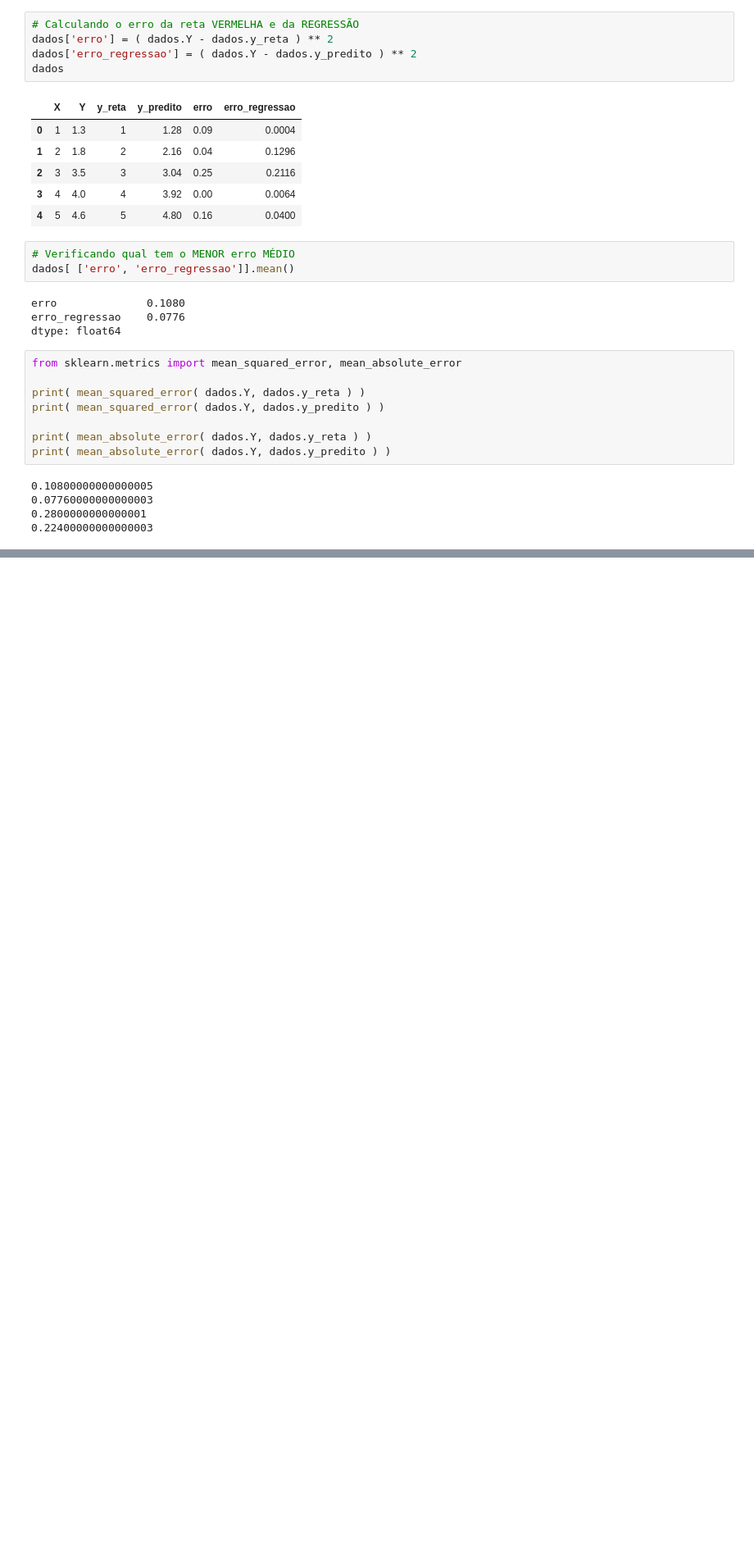
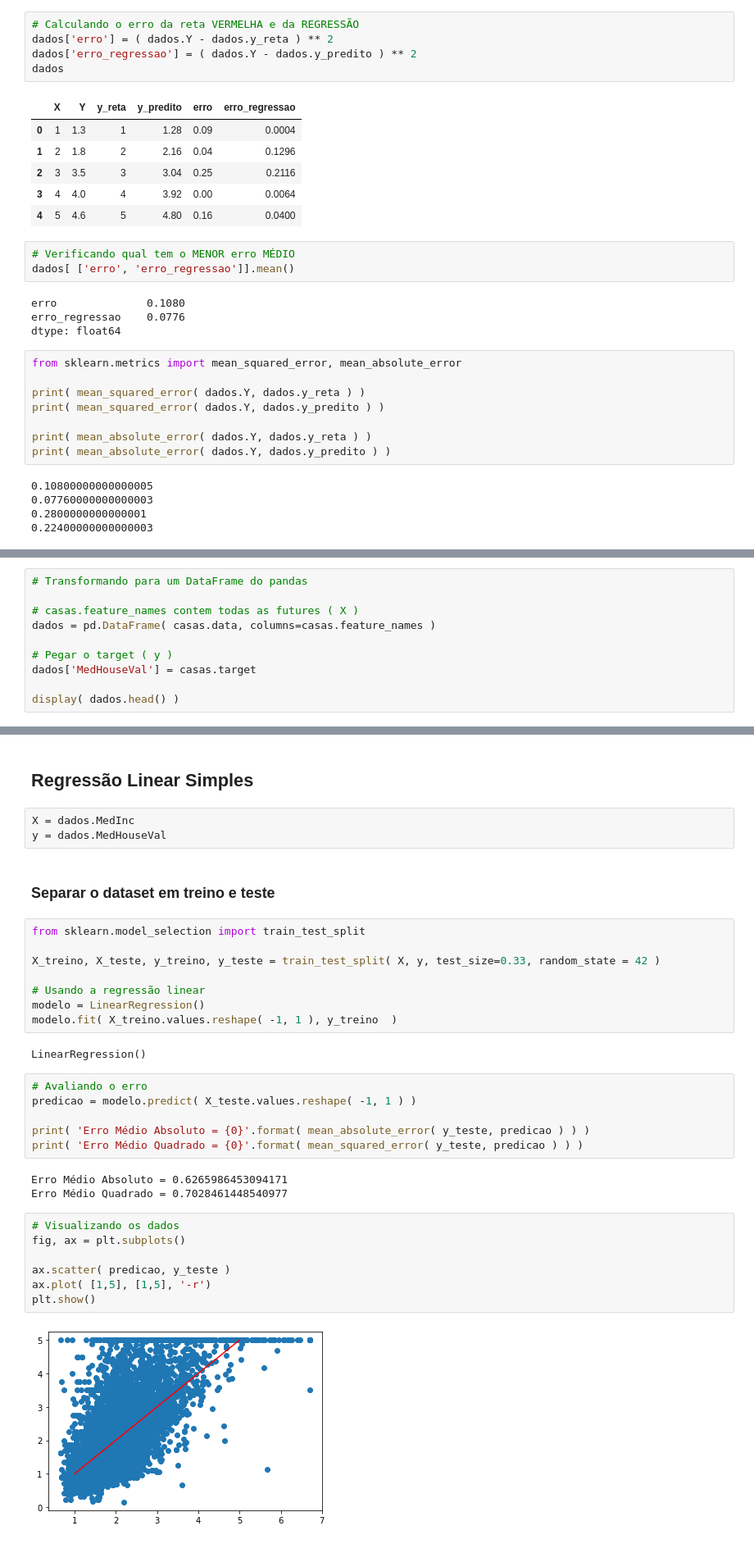
Before and after one commit to MaxVieiraSantiago/Machine-Learning-Algorithms, a Jupyter notebook: Linear Regression/Linear_Regression_04.ipynb, the cells around one changed output, grey strips where cells are left out. Shown at 82% size. Drawn from its saved outputs; the diff is of its cells as text; blank space fills up the shorter version.

```diff
--- a/Linear Regression/Linear_Regression_04.ipynb
+++ b/Linear Regression/Linear_Regression_04.ipynb
@@ -117,0 +143,10 @@ print( mean_absolute_error( dados.Y, dados.y_predito ) )
+# %%
+# Transformando para um DataFrame do pandas
+
+# casas.feature_names contem todas as futures ( X )
+dados = pd.DataFrame( casas.data, columns=casas.feature_names )
+
+# Pegar o target ( y )
+dados['MedHouseVal'] = casas.target
+
+display( dados.head() )
@@ -117,0 +160,35 @@ print( mean_absolute_error( dados.Y, dados.y_predito ) )
+# %% [markdown]
+## **Regressão Linear Simples**
+# %%
+X = dados.MedInc
+y = dados.MedHouseVal
+# %% [markdown]
+### **Separar o dataset em treino e teste**
+# %%
+from sklearn.model_selection import train_test_split
+
+X_treino, X_teste, y_treino, y_teste = train_test_split( X, y, test_size=0.33, random_state = 42 )
+
+# Usando a regressão linear
+modelo = LinearRegression()
+modelo.fit( X_treino.values.reshape( -1, 1 ), y_treino  )
+# %% [output]
+LinearRegression()
+# %%
+# Avaliando o erro
+predicao = modelo.predict( X_teste.values.reshape( -1, 1 ) )
+
+print( 'Erro Médio Absoluto = {0}'.format( mean_absolute_error( y_teste, predicao ) ) )
+print( 'Erro Médio Quadrado = {0}'.format( mean_squared_error( y_teste, predicao ) ) )
+# %% [output]
+Erro Médio Absoluto = 0.6265986453094171
+Erro Médio Quadrado = 0.7028461448540977
+# %%
+# Visualizando os dados
+fig, ax = plt.subplots()
+
+ax.scatter( predicao, y_teste )
+ax.plot( [1,5], [1,5], '-r')
+plt.show()
+# %% [output]
+[figure, added]
```
Also changed, not shown: parts of 12 cells of this notebook.
